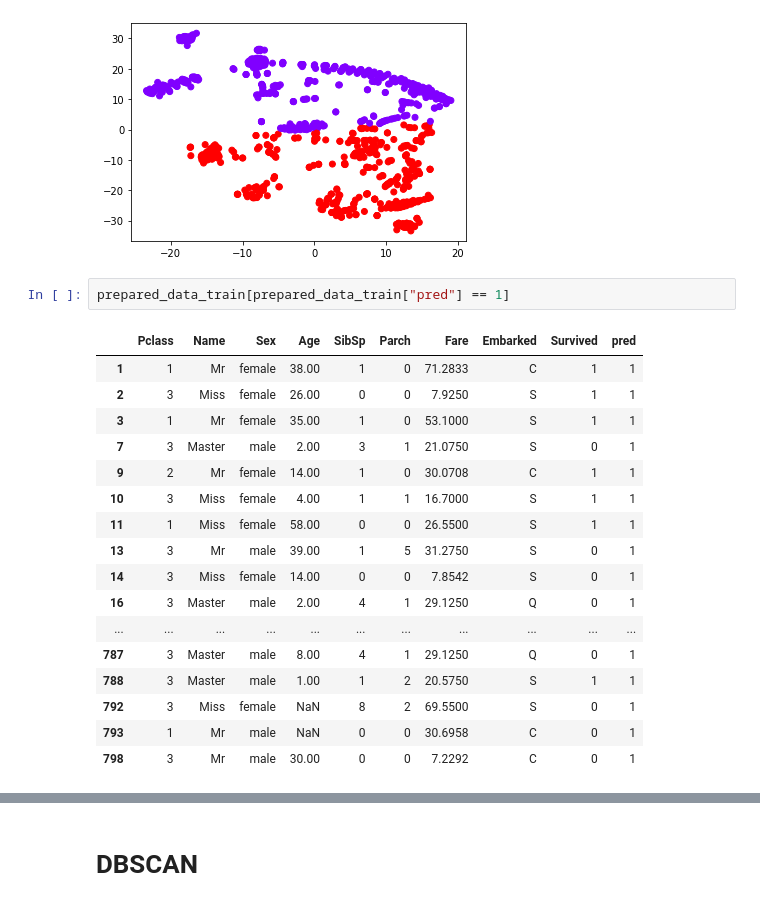
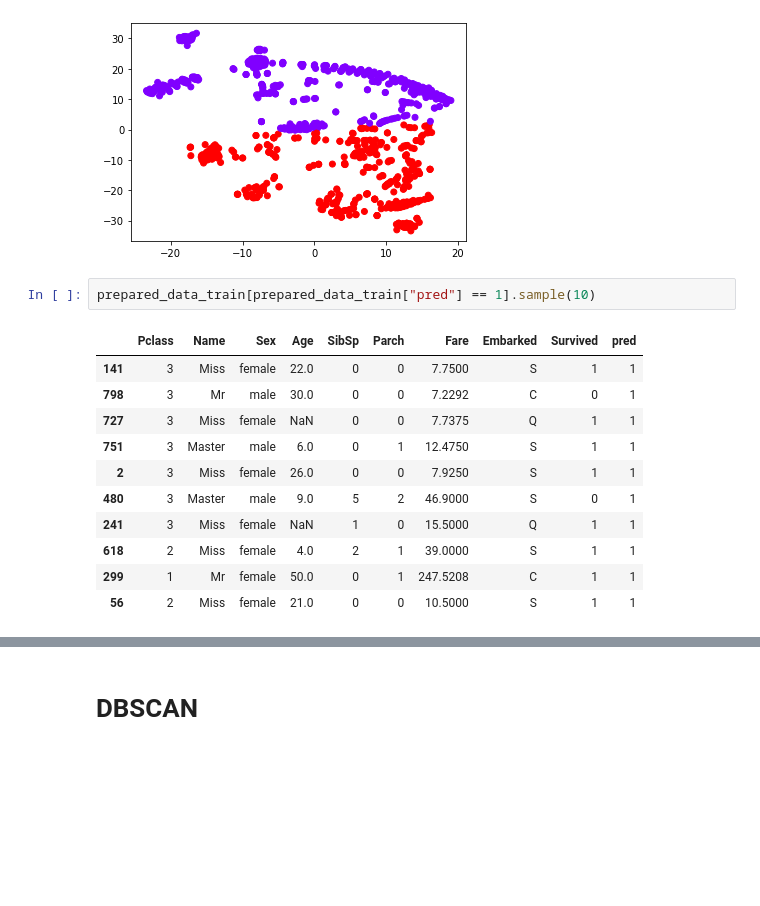
Before and after one commit to WozzyaQ/machine-learning-and-other-stuff, a Jupyter notebook: clustering-titanic/clustering.ipynb, the cells around one changed output, grey strips where cells are left out. Saved outputs shown, nothing was run; the diff lists cells and outputs as text; blank space fills up the shorter version.

```diff
--- a/clustering-titanic/clustering.ipynb
+++ b/clustering-titanic/clustering.ipynb
@@ -561,23 +555,17 @@ prepared_data_train["pred"] = predictions
 # %% [output]
 [figure]
 # %%
-prepared_data_train[prepared_data_train["pred"] == 1]
+prepared_data_train[prepared_data_train["pred"] == 1].sample(10)
 # %% [output]
 |  | Pclass | Name | Sex | Age | SibSp | Parch | Fare | Embarked | Survived | pred |
-| 1 | 1 | Mr | female | 38.00 | 1 | 0 | 71.2833 | C | 1 | 1 |
-| 2 | 3 | Miss | female | 26.00 | 0 | 0 | 7.9250 | S | 1 | 1 |
-| 3 | 1 | Mr | female | 35.00 | 1 | 0 | 53.1000 | S | 1 | 1 |
-| 7 | 3 | Master | male | 2.00 | 3 | 1 | 21.0750 | S | 0 | 1 |
-| 9 | 2 | Mr | female | 14.00 | 1 | 0 | 30.0708 | C | 1 | 1 |
-| 10 | 3 | Miss | female | 4.00 | 1 | 1 | 16.7000 | S | 1 | 1 |
-| 11 | 1 | Miss | female | 58.00 | 0 | 0 | 26.5500 | S | 1 | 1 |
-| 13 | 3 | Mr | male | 39.00 | 1 | 5 | 31.2750 | S | 0 | 1 |
-| 14 | 3 | Miss | female | 14.00 | 0 | 0 | 7.8542 | S | 0 | 1 |
-| 16 | 3 | Master | male | 2.00 | 4 | 1 | 29.1250 | Q | 0 | 1 |
-| ... | ... | ... | ... | ... | ... | ... | ... | ... | ... | ... |
-| 787 | 3 | Master | male | 8.00 | 4 | 1 | 29.1250 | Q | 0 | 1 |
-| 788 | 3 | Master | male | 1.00 | 1 | 2 | 20.5750 | S | 1 | 1 |
-| 792 | 3 | Miss | female | NaN | 8 | 2 | 69.5500 | S | 0 | 1 |
-| 793 | 1 | Mr | male | NaN | 0 | 0 | 30.6958 | C | 0 | 1 |
-| 798 | 3 | Mr | male | 30.00 | 0 | 0 | 7.2292 | C | 0 | 1 |
+| 141 | 3 | Miss | female | 22.0 | 0 | 0 | 7.7500 | S | 1 | 1 |
+| 798 | 3 | Mr | male | 30.0 | 0 | 0 | 7.2292 | C | 0 | 1 |
+| 727 | 3 | Miss | female | NaN | 0 | 0 | 7.7375 | Q | 1 | 1 |
+| 751 | 3 | Master | male | 6.0 | 0 | 1 | 12.4750 | S | 1 | 1 |
+| 2 | 3 | Miss | female | 26.0 | 0 | 0 | 7.9250 | S | 1 | 1 |
+| 480 | 3 | Master | male | 9.0 | 5 | 2 | 46.9000 | S | 0 | 1 |
+| 241 | 3 | Miss | female | NaN | 1 | 0 | 15.5000 | Q | 1 | 1 |
+| 618 | 2 | Miss | female | 4.0 | 2 | 1 | 39.0000 | S | 1 | 1 |
+| 299 | 1 | Mr | female | 50.0 | 0 | 1 | 247.5208 | C | 1 | 1 |
+| 56 | 2 | Miss | female | 21.0 | 0 | 0 | 10.5000 | S | 1 | 1 |
 # %%
```
Also changed, not shown: parts of 9 cells of this notebook.
